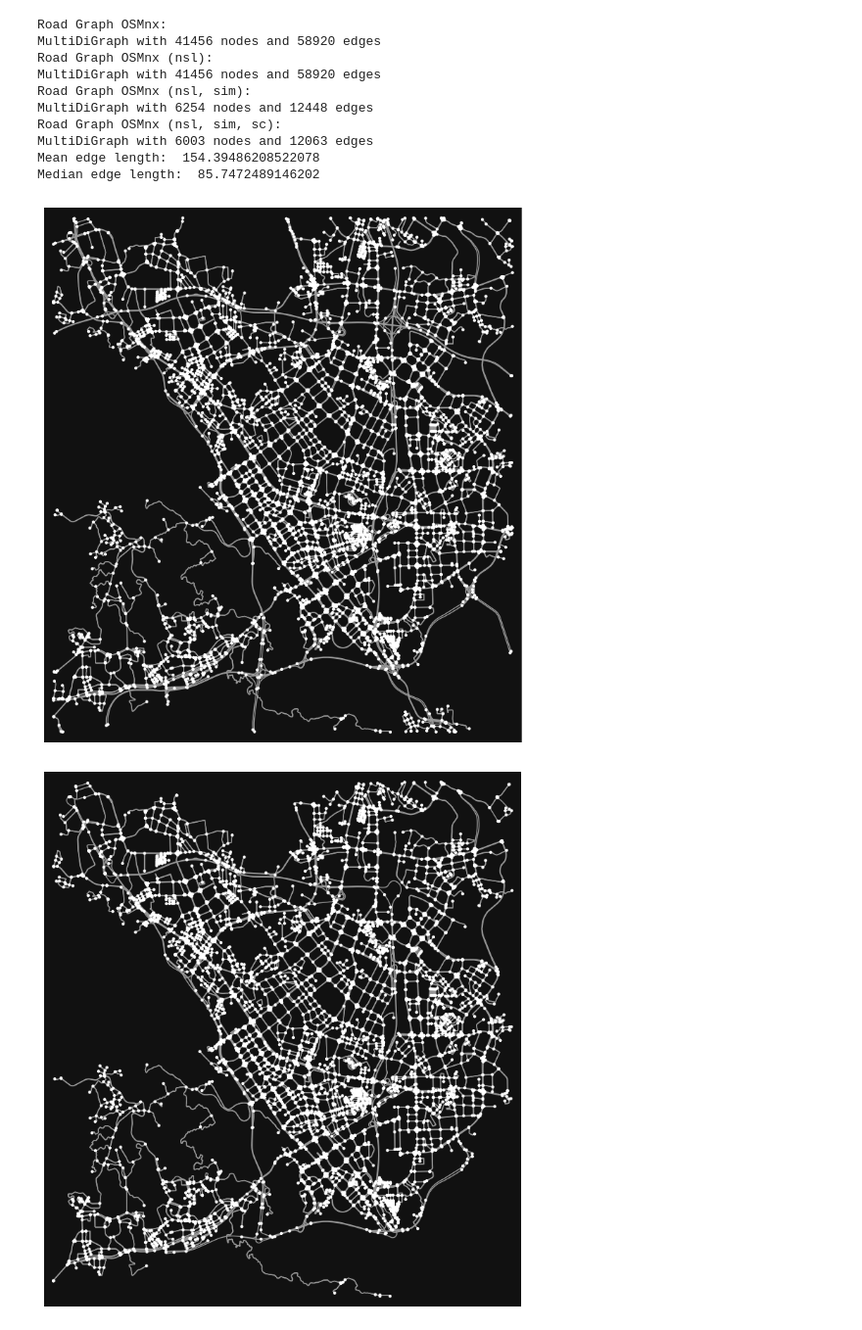
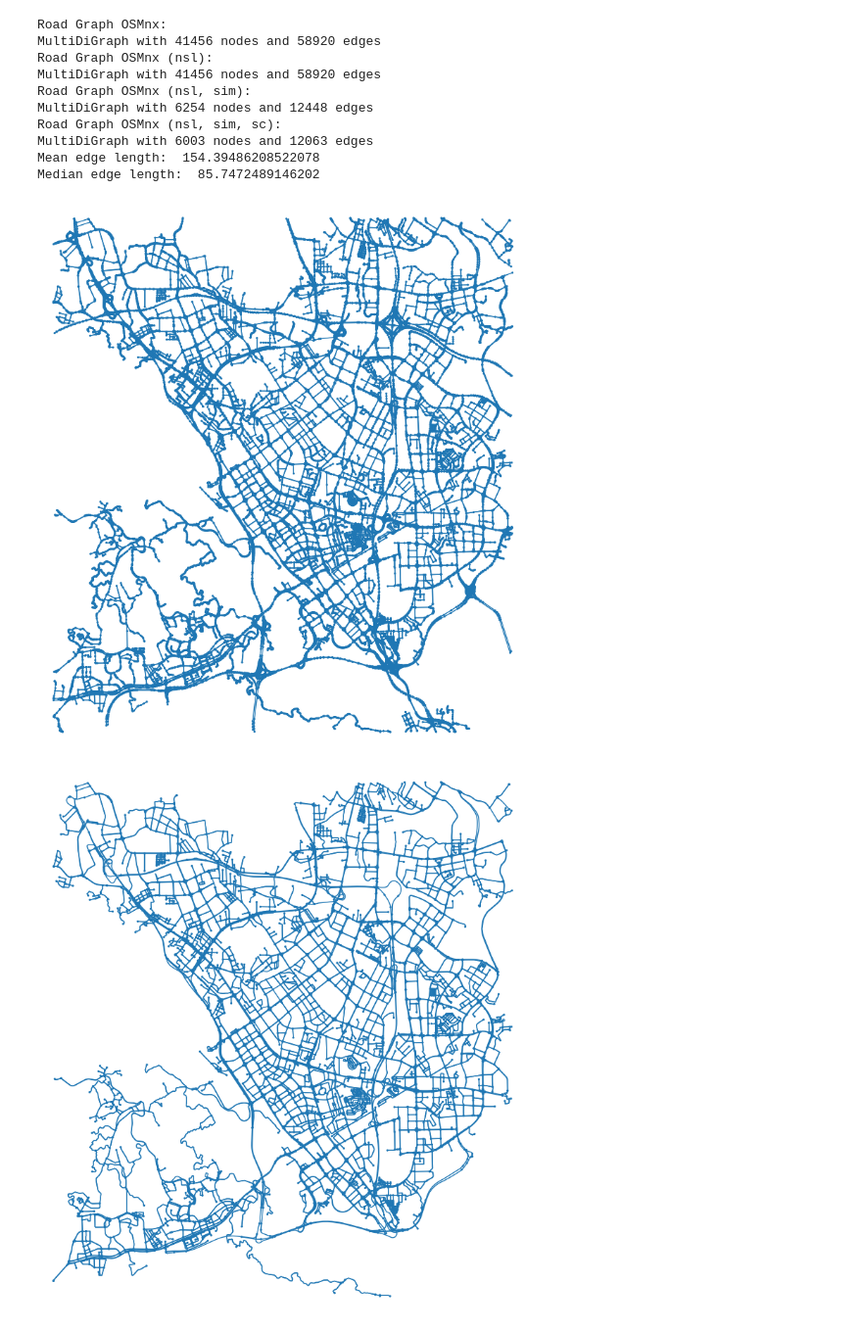
Before and after one commit to manuelck99/bachelors-thesis, a Jupyter notebook: bachelors_thesis/notebook/road_graph.ipynb, the cells around one changed output. Shown at 98% size. Saved outputs shown, nothing was run; the diff lists cells and outputs as text; code cells hidden in the pictures.

```diff
--- a/bachelors_thesis/notebook/road_graph.ipynb
+++ b/bachelors_thesis/notebook/road_graph.ipynb
@@ -28,31 +28,31 @@ print("Road Graph OSMnx (nsl):")
 print(road_graph)
 
 # Simplify road graph
-road_graph = ox.simplify_graph(road_graph, track_merged=True)
+road_graph_nsl_sim = ox.simplify_graph(road_graph, track_merged=True)
 
 # Add geometry for edges that don't have any
-for u, v, data in road_graph.edges(data=True):
+for u, v, data in road_graph_nsl_sim.edges(data=True):
     if "geometry" not in data:
-        line = LineString([Point((road_graph.nodes[u]["x"], road_graph.nodes[u]["y"])),
-                           Point((road_graph.nodes[v]["x"], road_graph.nodes[v]["y"]))])
+        line = LineString([Point((road_graph_nsl_sim.nodes[u]["x"], road_graph_nsl_sim.nodes[u]["y"])),
+                           Point((road_graph_nsl_sim.nodes[v]["x"], road_graph_nsl_sim.nodes[v]["y"]))])
         data["geometry"] = line
 
 # Save simplified road graph
-util.save_graph(road_graph, f"{data_path}/road_graph/road_graph_ox_nsl_sim.pickle")
+util.save_graph(road_graph_nsl_sim, f"{data_path}/road_graph/road_graph_ox_nsl_sim.pickle")
 print("Road Graph OSMnx (nsl, sim):")
-print(road_graph)
+print(road_graph_nsl_sim)
 
 # Reduce road graph to largest strongly-connected component
-sccs = nx.strongly_connected_components(road_graph)
+sccs = nx.strongly_connected_components(road_graph_nsl_sim)
 max_scc = max(sccs, key=len)
-max_scc_sub_road_graph = road_graph.subgraph(max_scc).copy()
+road_graph_nsl_sim_sc = road_graph_nsl_sim.subgraph(max_scc).copy()
 print("Road Graph OSMnx (nsl, sim, sc):")
-print(max_scc_sub_road_graph)
+print(road_graph_nsl_sim_sc)
 
 # Save largest strongly-connected road graph
-util.save_graph(max_scc_sub_road_graph, f"{data_path}/road_graph/road_graph_ox_nsl_sim_sc.pickle")
+util.save_graph(road_graph_nsl_sim_sc, f"{data_path}/road_graph/road_graph_ox_nsl_sim_sc.pickle")
 
-lengths = np.array(list(nx.get_edge_attributes(max_scc_sub_road_graph, "length").values()))
+lengths = np.array(list(nx.get_edge_attributes(road_graph_nsl_sim_sc, "length").values()))
 print("Mean edge length: ", np.mean(lengths))
 print("Median edge length: ", np.median(lengths))
 # %% [output]
@@ -69,20 +69,26 @@ Median edge length:  85.7472489146202
 # %%
 # Draw the road graph
 fig, ax = ox.plot_graph(
     road_graph,
-    node_size=10,
+    bgcolor="white",
+    node_color="#1f77b4",
+    node_size=5,
+    edge_color="#1f77b4",
     figsize=(10, 10)
 )
-ax.set_title("Road Graph OSMnx (nsl, sim)")
+ax.set_title("Road Graph (nsl)")
 
 fig, ax = ox.plot_graph(
-    max_scc_sub_road_graph,
-    node_size=10,
+    road_graph_nsl_sim_sc,
+    bgcolor="white",
+    node_color="#1f77b4",
+    node_size=5,
+    edge_color="#1f77b4",
     figsize=(10, 10)
 )
-ax.set_title("Road Graph OSMnx (nsl, sim, sc)")
+ax.set_title("Road Graph (nsl, sim, sc)")
 
 plt.show()
 # %% [output]
-[figure, old version]
+[figure, new version]
-[figure, old version]
+[figure, new version]
```
Also changed, not shown: 3 other files.
